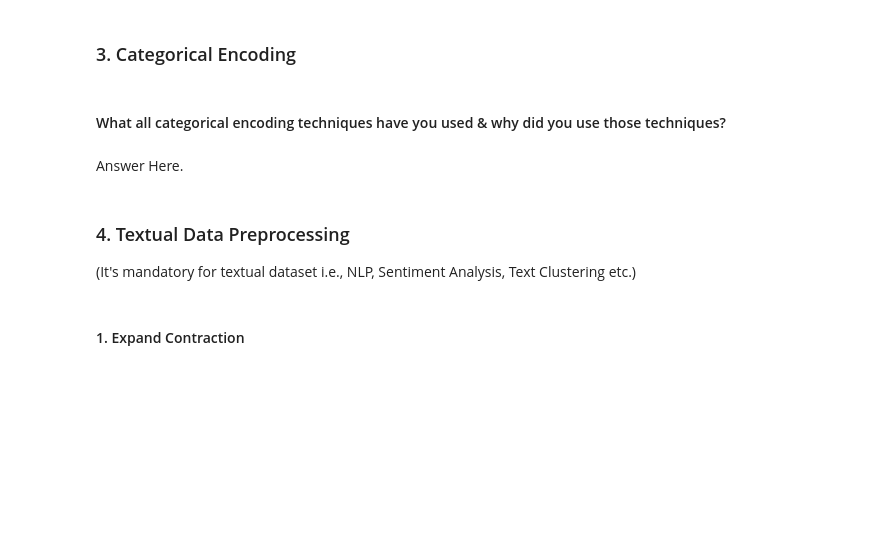
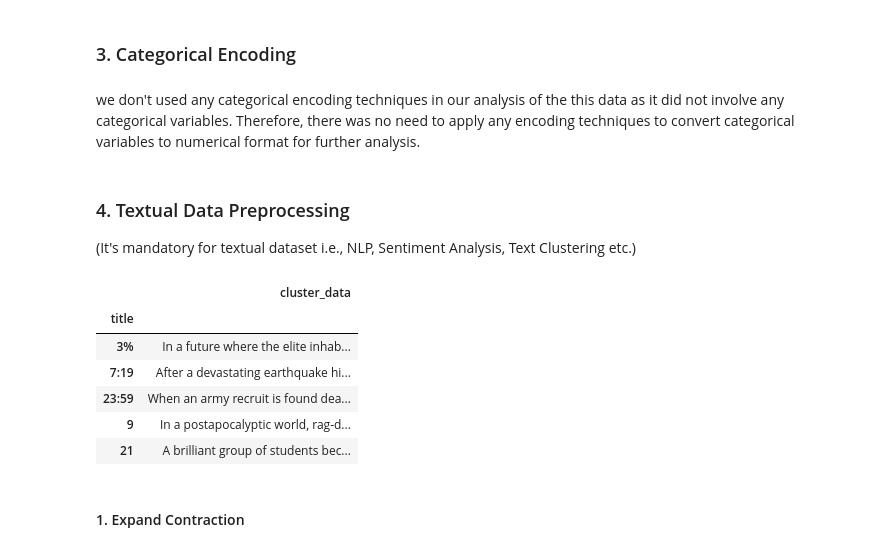
Before and after one commit to HKishanPatel/Netflix-Movies-and-TV-Shows-Clustering, a Jupyter notebook: Netflix_Movies_and_TV_Shows_Clustering.ipynb, the cells around one changed output. Cells and saved outputs as stored; diff of their text form; code cells hidden in the pictures; blank space fills up the shorter version.

```diff
--- a/Netflix_Movies_and_TV_Shows_Clustering.ipynb
+++ b/Netflix_Movies_and_TV_Shows_Clustering.ipynb
@@ -1055,9 +1045,23 @@ Answer Here.
-# %% [markdown]
-#### What all categorical encoding techniques have you used & why did you use those techniques?
-# %% [markdown]
-Answer Here.
+# %% [markdown]
+we don't used any categorical encoding techniques in our analysis of the this data as it did not involve any categorical variables. Therefore, there was no need to apply any encoding techniques to convert categorical variables to numerical format for further analysis.
 # %% [markdown]
 ### 4. Textual Data Preprocessing
 (It's mandatory for textual dataset i.e., NLP, Sentiment Analysis, Text Clustering etc.)
+# %%
+# We will be using text columns to create clusters for our data.
+
+cluster_df = df[['title']]
+df[['description','listed_in','director','cast','country']] = df[['description','listed_in','director','cast','country']].astype(str)
+cluster_df['cluster_data'] = (df['description'] + ' ' + df['listed_in'] + ' ' + df['director'] + ' ' + df['cast'] + ' ' + df['country'])
+cluster_df.set_index('title', inplace = True)
+cluster_df.head()
+# %% [output]
+|  | cluster_data |
+| title |  |
+| 3% | In a future where the elite inhab... |
+| 7:19 | After a devastating earthquake hi... |
+| 23:59 | When an army recruit is found dea... |
+| 9 | In a postapocalyptic world, rag-d... |
+| 21 | A brilliant group of students bec... |
 # %% [markdown]
 #### 1. Expand Contraction
```
Also changed, not shown: parts of 40 cells of this notebook.
